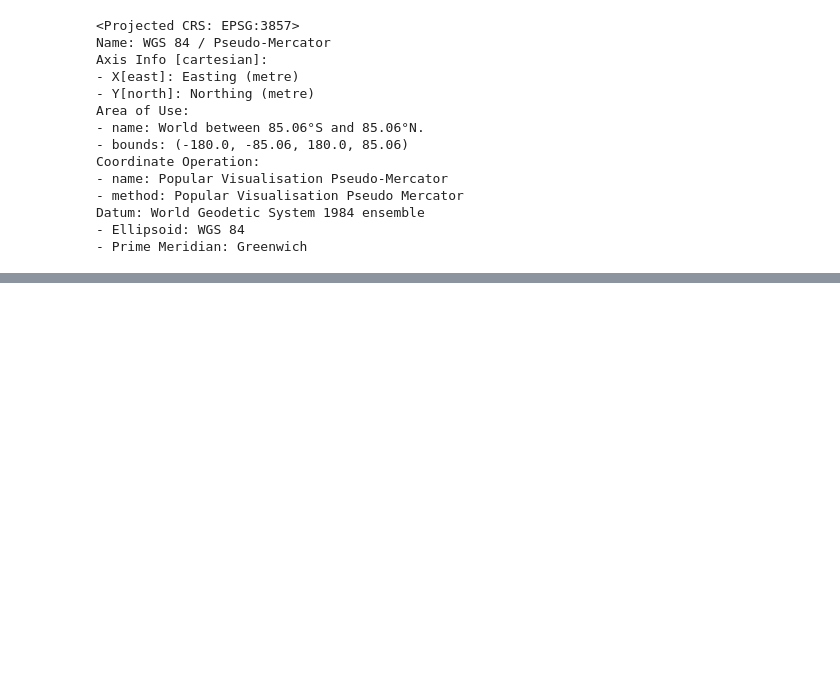
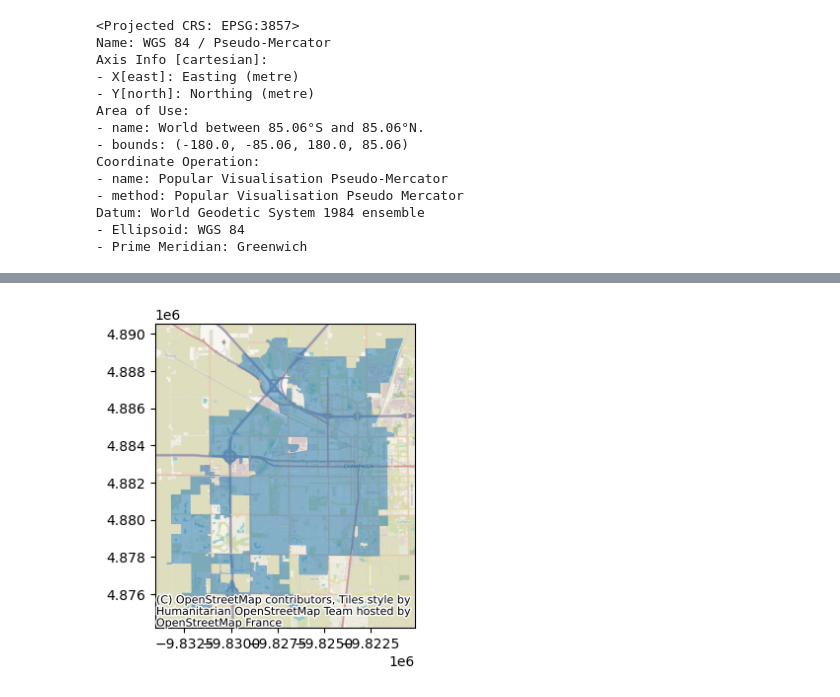
Before and after one commit to UIUC-iSchool-DataViz/is445_obuobg_spring2025, a Jupyter notebook: week07/inClass_week07.ipynb, the cells around one changed output, grey strips where cells are left out. Cells and saved outputs as stored; diff of their text form; code cells hidden in the pictures; blank space fills up the shorter version.

```diff
--- a/week07/inClass_week07.ipynb
+++ b/week07/inClass_week07.ipynb
@@ -313,0 +322,7 @@ Datum: World Geodetic System 1984 ensemble
+# %%
+fig, ax = plt.subplots(figsize=(4,4))
+gdf_councils_new.plot(ax=ax, alpha=0.5)
+ctx.add_basemap(ax=ax)
+plt.show()
+# %% [output]
+[figure, added]
```
Also changed, not shown: parts of 2 cells of this notebook.
